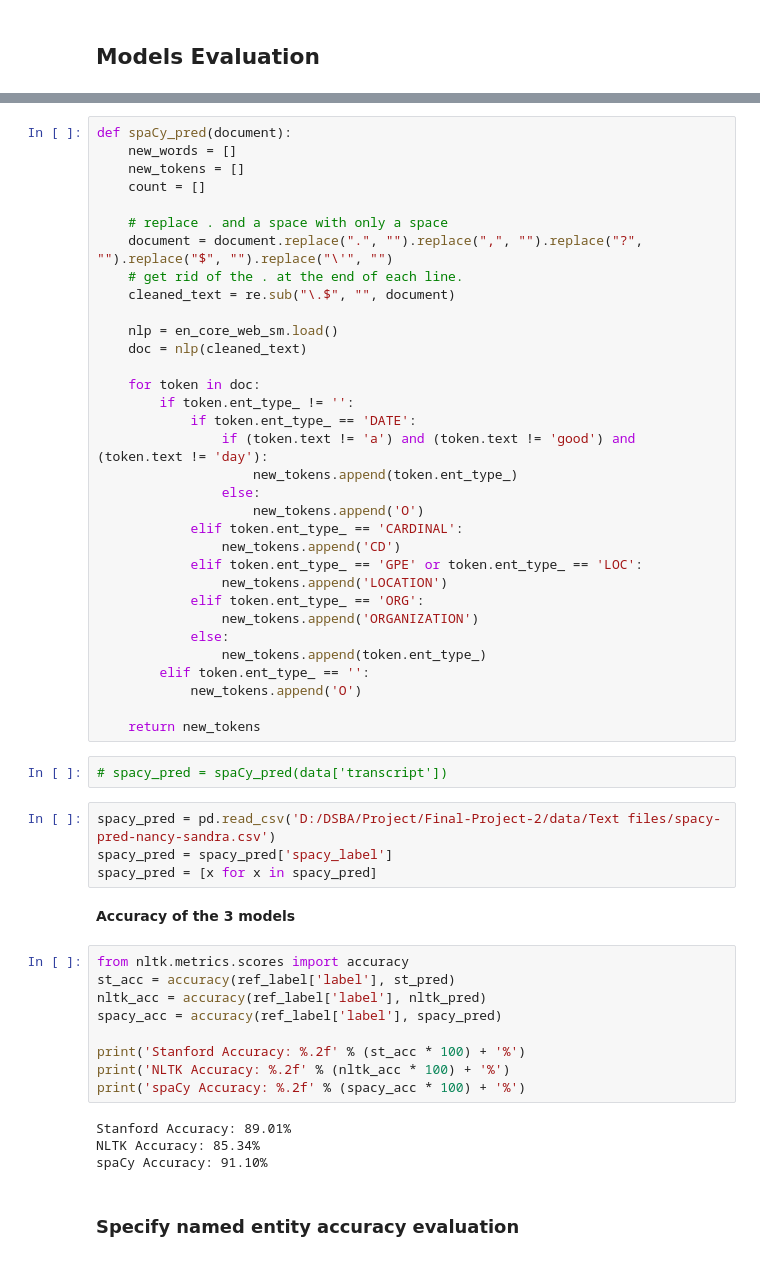
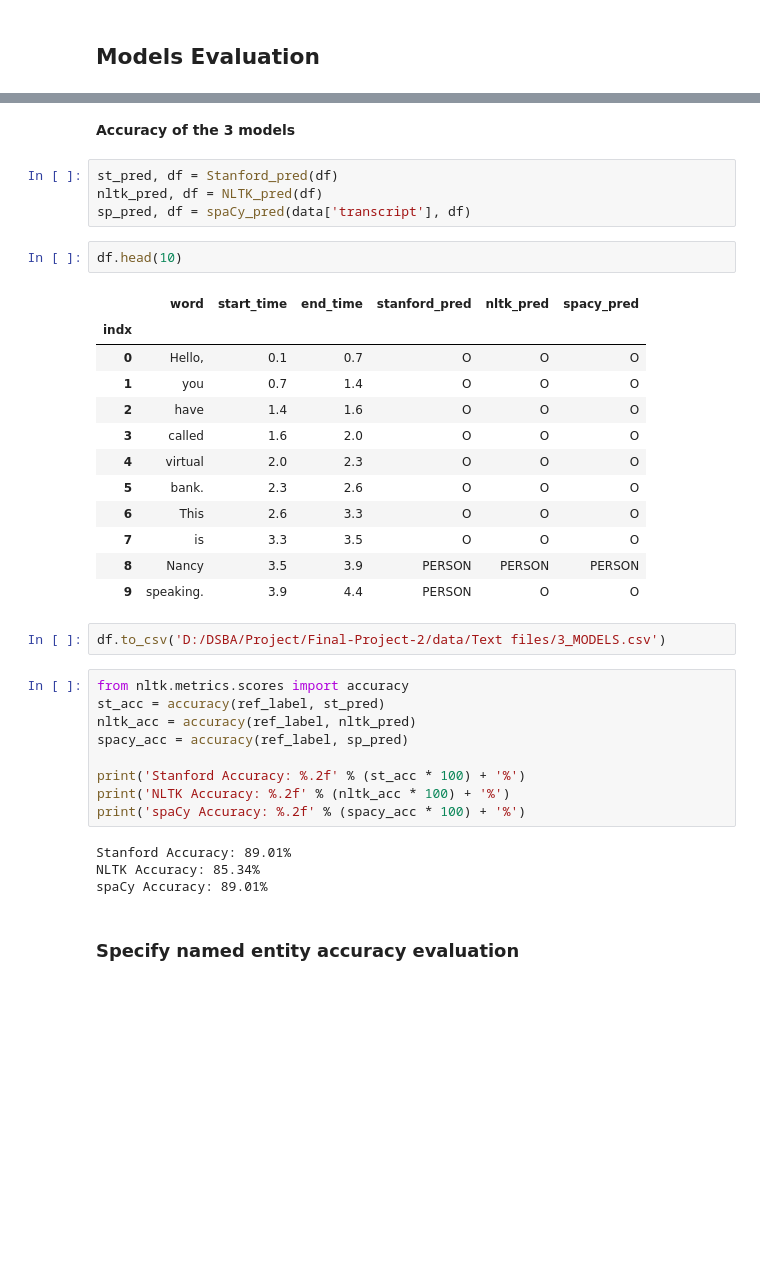
Before and after one commit to sandnattanicha/Final-Project, a Jupyter notebook: NER_ipynb/NER-3_models.ipynb, the cells around one changed output, grey strips where cells are left out. Saved outputs shown, nothing was run; the diff lists cells and outputs as text; blank space fills up the shorter version.

```diff
--- a/NER_ipynb/NER-3_models.ipynb
+++ b/NER_ipynb/NER-3_models.ipynb
@@ -373,49 +290,31 @@ nltk_pred = NLTK_pred(df)
-# %%
-def spaCy_pred(document):
-    new_words = []
-    new_tokens = []
-    count = []
-
-    # replace . and a space with only a space
-    document = document.replace(".", "").replace(",", "").replace("?", "").replace("$", "").replace("\'", "")
-    # get rid of the . at the end of each line.
-    cleaned_text = re.sub("\.$", "", document)
-
-    nlp = en_core_web_sm.load()
-    doc = nlp(cleaned_text)
-
-    for token in doc:
-        if token.ent_type_ != '':
-            if token.ent_type_ == 'DATE':
-                if (token.text != 'a') and (token.text != 'good') and (token.text != 'day'):
-                    new_tokens.append(token.ent_type_)
-                else:
-                    new_tokens.append('O')
-            elif token.ent_type_ == 'CARDINAL':
-                new_tokens.append('CD')
-            elif token.ent_type_ == 'GPE' or token.ent_type_ == 'LOC':
-                new_tokens.append('LOCATION')
-            elif token.ent_type_ == 'ORG':
-                new_tokens.append('ORGANIZATION')
-            else:
-                new_tokens.append(token.ent_type_)
-        elif token.ent_type_ == '':
-            new_tokens.append('O')
-
-    return new_tokens
-# %%
-# spacy_pred = spaCy_pred(data['transcript'])
-# %%
-spacy_pred = pd.read_csv('D:/DSBA/Project/Final-Project-2/data/Text files/spacy-pred-nancy-sandra.csv')
-spacy_pred = spacy_pred['spacy_label']
-spacy_pred = [x for x in spacy_pred]
 # %% [markdown]
 **Accuracy of the 3 models**
+# %%
+st_pred, df = Stanford_pred(df)
+nltk_pred, df = NLTK_pred(df)
+sp_pred, df = spaCy_pred(data['transcript'], df)
+# %%
+df.head(10)
+# %% [output]
+|  | word | start_time | end_time | stanford_pred | nltk_pred | spacy_pred |
+| indx |  |  |  |  |  |  |
+| 0 | Hello, | 0.1 | 0.7 | O | O | O |
+| 1 | you | 0.7 | 1.4 | O | O | O |
+| 2 | have | 1.4 | 1.6 | O | O | O |
+| 3 | called | 1.6 | 2.0 | O | O | O |
+| 4 | virtual | 2.0 | 2.3 | O | O | O |
+| 5 | bank. | 2.3 | 2.6 | O | O | O |
+| 6 | This | 2.6 | 3.3 | O | O | O |
+| 7 | is | 3.3 | 3.5 | O | O | O |
+| 8 | Nancy | 3.5 | 3.9 | PERSON | PERSON | PERSON |
+| 9 | speaking. | 3.9 | 4.4 | PERSON | O | O |
+# %%
+df.to_csv('D:/DSBA/Project/Final-Project-2/data/Text files/3_MODELS.csv')
 # %%
 from nltk.metrics.scores import accuracy
-st_acc = accuracy(ref_label['label'], st_pred)
-nltk_acc = accuracy(ref_label['label'], nltk_pred)
-spacy_acc = accuracy(ref_label['label'], spacy_pred)
+st_acc = accuracy(ref_label, st_pred)
+nltk_acc = accuracy(ref_label, nltk_pred)
+spacy_acc = accuracy(ref_label, sp_pred)
 
 print('Stanford Accuracy: %.2f' % (st_acc * 100) + '%')
 print('NLTK Accuracy: %.2f' % (nltk_acc * 100) + '%')
@@ -423,6 +322,6 @@ print('spaCy Accuracy: %.2f' % (spacy_acc * 100) + '%')
 # %% [output]
 Stanford Accuracy: 89.01%
 NLTK Accuracy: 85.34%
-spaCy Accuracy: 91.10%
+spaCy Accuracy: 89.01%
 # %% [markdown]
 ### Specify named entity accuracy evaluation
```
Also changed, not shown: parts of 54 cells of this notebook, 8 other files.
